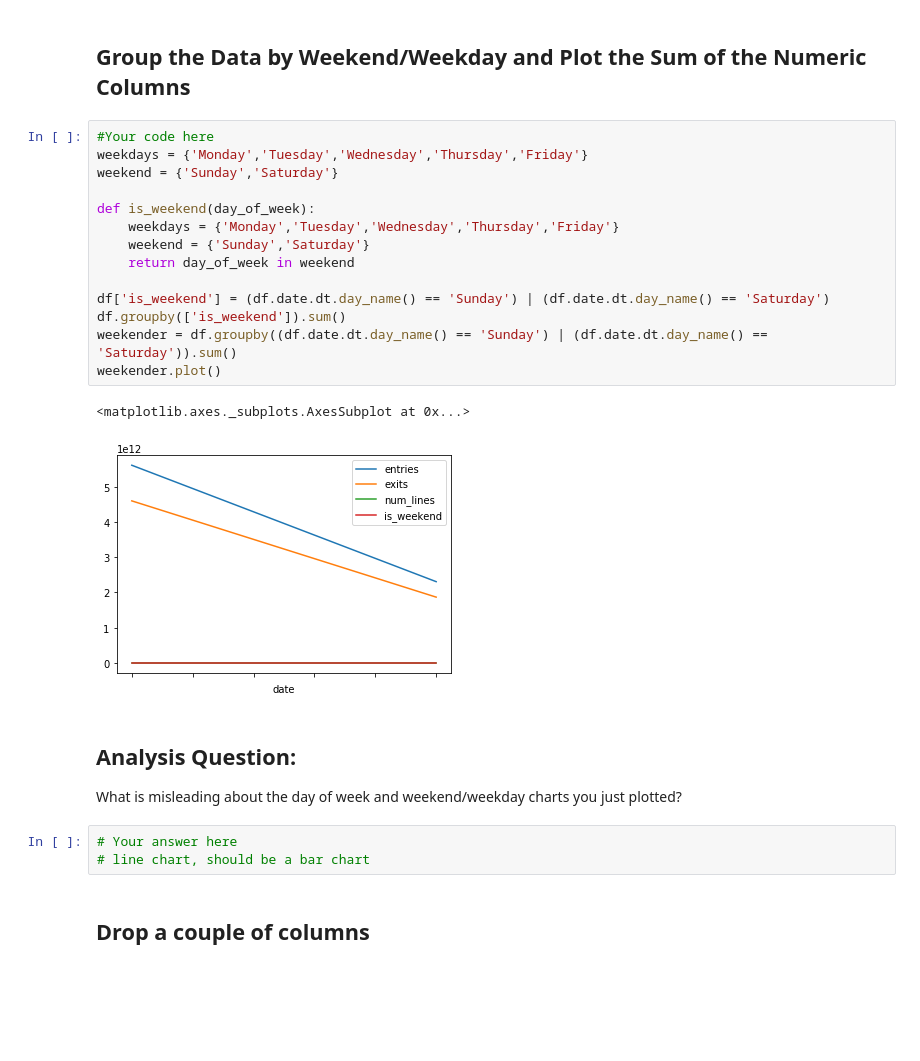
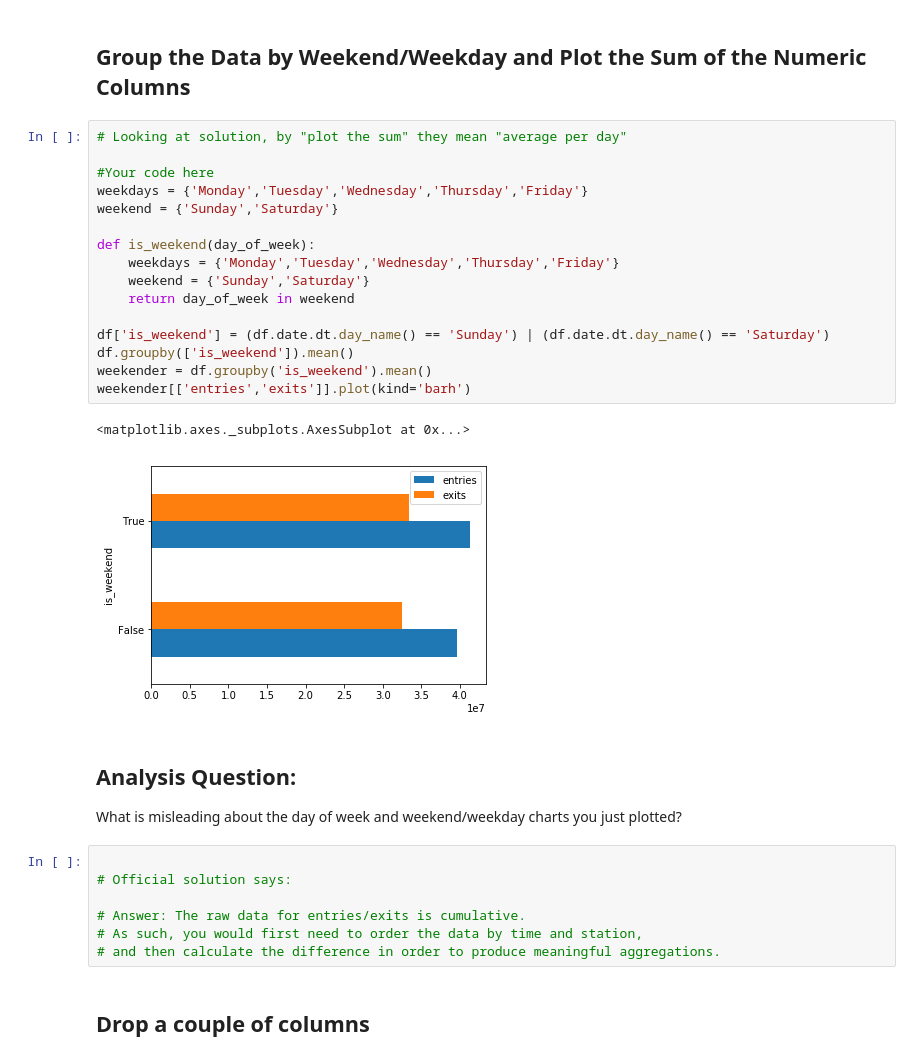
Before and after one commit to climatebrad/dsc-pandas-series-and-dataframes-lab-dc-ds-100719, a Jupyter notebook: index-brad.ipynb, the cells around one changed output. Cells and saved outputs as stored; diff of their text form; blank space fills up the shorter version.

Commit message:
solution matches official

```diff
--- a/index-brad.ipynb
+++ b/index-brad.ipynb
@@ -120,29 +122,35 @@ df.groupby('day_of_week').sum().plot(kind='barh')
 # %% [markdown]
 ## Group the Data by Weekend/Weekday and Plot the Sum of the Numeric Columns
 # %%
+# Looking at solution, by "plot the sum" they mean "average per day"
+
 #Your code here
 weekdays = {'Monday','Tuesday','Wednesday','Thursday','Friday'}
 weekend = {'Sunday','Saturday'}
 
 def is_weekend(day_of_week):
     weekdays = {'Monday','Tuesday','Wednesday','Thursday','Friday'}
     weekend = {'Sunday','Saturday'}
     return day_of_week in weekend
 
 df['is_weekend'] = (df.date.dt.day_name() == 'Sunday') | (df.date.dt.day_name() == 'Saturday')
-df.groupby(['is_weekend']).sum()
-weekender = df.groupby((df.date.dt.day_name() == 'Sunday') | (df.date.dt.day_name() == 'Saturday')).sum()
-weekender.plot()
+df.groupby(['is_weekend']).mean()
+weekender = df.groupby('is_weekend').mean()
+weekender[['entries','exits']].plot(kind='barh')
 # %% [output]
 <matplotlib.axes._subplots.AxesSubplot at 0x...>
-[figure, old version]
+[figure, new version]
 # %% [markdown]
 ## Analysis Question:
 
 What is misleading about the day of week and weekend/weekday charts you just plotted?
-# %%
-# Your answer here
-# line chart, should be a bar chart
+# %%
+
+# Official solution says:
+
+# Answer: The raw data for entries/exits is cumulative.
+# As such, you would first need to order the data by time and station,
+# and then calculate the difference in order to produce meaningful aggregations.
 # %% [markdown]
 ## Drop a couple of columns
 # %%
```
Also changed, not shown: parts of 1 cell of this notebook.
